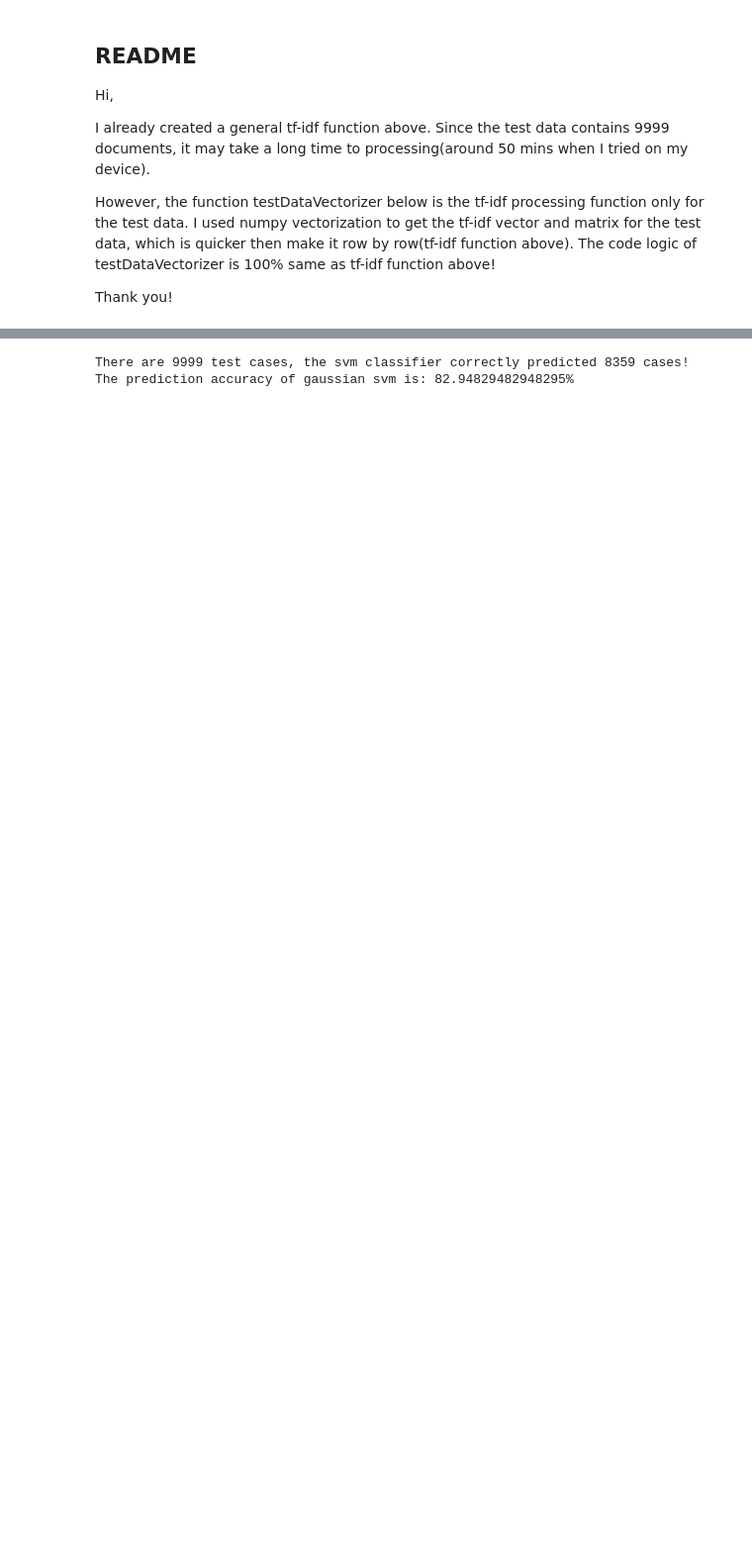
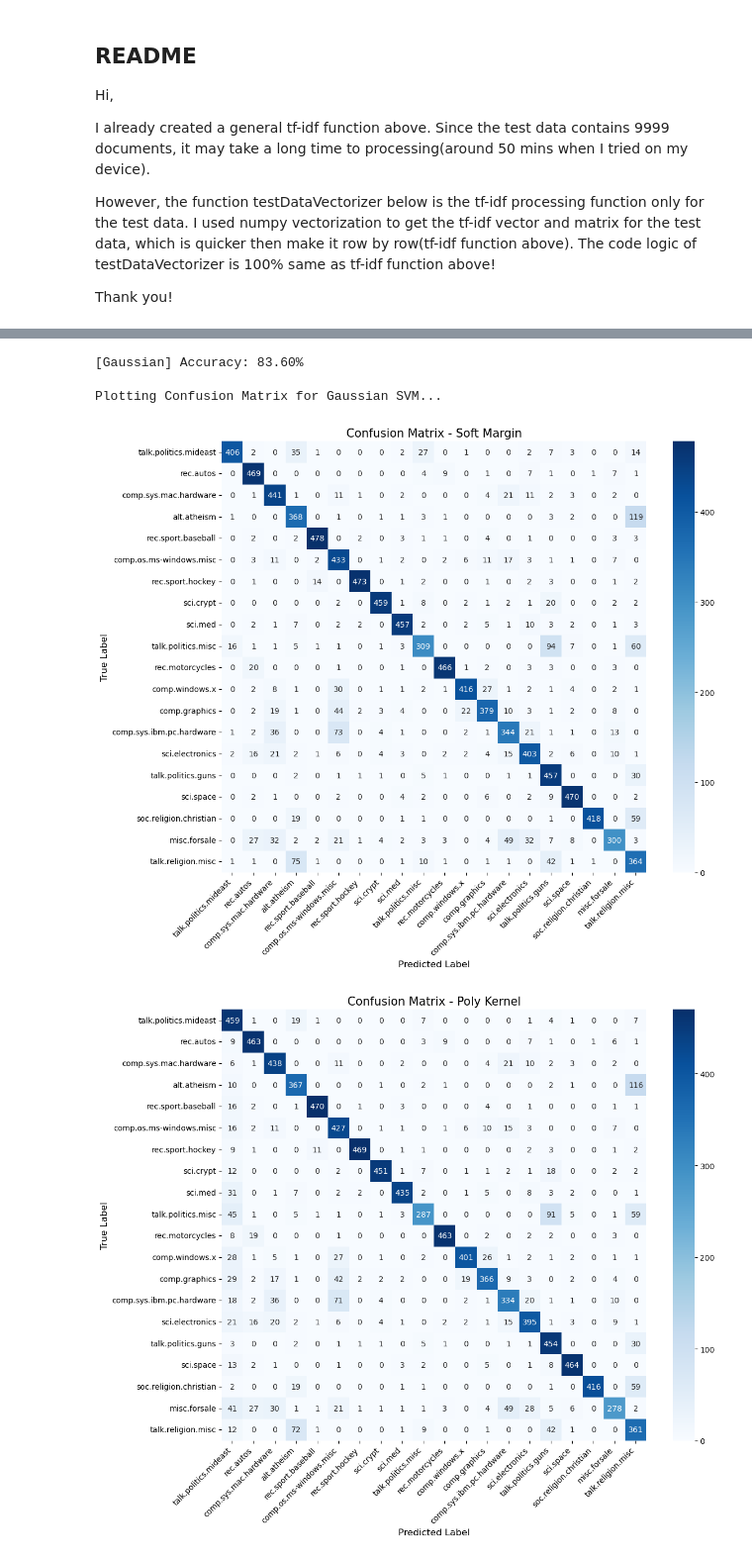
Before and after one commit to hd322/CS441_Final_Project, a Jupyter notebook: svm.ipynb, the cells around one changed output, grey strips where cells are left out. Shown at 99% size. Saved outputs shown, nothing was run; the diff lists cells and outputs as text; code cells hidden in the pictures; blank space fills up the shorter version.

```diff
--- a/svm.ipynb
+++ b/svm.ipynb
@@ -379,16 +408,25 @@ if __name__ == '__main__':
     print(f'##### Test for SVMs #####')
 
     # Test for Soft Margin SVM
-    accuracy_soft_margin = SVM_Model(W_soft_margin, b_soft_maring, tf_idf_test, test_vector_col, tf_idf_col, 'soft maring')
-    print(f'The prediction accuracy of soft margin svm is: {accuracy_soft_margin * 100}%\n')
+    # accuracy_soft_margin = SVM_Model(W_soft_margin, b_soft_maring, tf_idf_test, test_vector_col, tf_idf_col, 'soft maring')
+    # print(f'The prediction accuracy of soft margin svm is: {accuracy_soft_margin * 100}%\n')
+    y_true_sm, y_pred_sm, accuracy_soft_margin = SVM_Model_Get_Preds(W_soft_margin, b_soft_maring, tf_idf_test, test_vector_col, tf_idf_col, 'Soft Margin')
+    y_true_kernel, y_pred_kernel, accuracy_kernel = SVM_Model_Get_Preds(W_kernel, b_kernel, tf_idf_test, test_vector_col, tf_idf_col, 'Polynomial Kernel')
+    y_true_gauss, y_pred_gauss, accuracy_gauss = SVM_Model_Get_Preds(W_gauss, b_gauss, tf_idf_test, test_vector_col, tf_idf_col, 'Gaussian')
 
     # Test for Kernel Function SVM
-    accuracy_kernel = SVM_Model(W_kernel, b_kernel, tf_idf_test, test_vector_col, tf_idf_col, 'kernel trick')
-    print(f'The prediction accuracy of kernel trick svm is: {accuracy_kernel * 100}%\n')
+    # accuracy_kernel = SVM_Model(W_kernel, b_kernel, tf_idf_test, test_vector_col, tf_idf_col, 'kernel trick')
+    # print(f'The prediction accuracy of kernel trick svm is: {accuracy_kernel * 100}%\n')
 
     # Test for Gaussian SVM
-    accuracy_gauss = SVM_Model(W_gauss, b_gauss, tf_idf_test, test_vector_col, tf_idf_col, 'gaussian')
-    print(f'The prediction accuracy of gaussian svm is: {accuracy_kernel * 100}%\n')
+    # accuracy_gauss = SVM_Model(W_gauss, b_gauss, tf_idf_test, test_vector_col, tf_idf_col, 'gaussian')
+    # print(f'The prediction accuracy of gaussian svm is: {accuracy_kernel * 100}%\n')
+
+    class_names = tf_idf_col
+    print("Plotting Confusion Matrix for Gaussian SVM...")
+    plot_confusion_matrix(y_true_sm, y_pred_sm, class_names, "Confusion Matrix - Soft Margin")
+    plot_confusion_matrix(y_true_kernel, y_pred_kernel, class_names, "Confusion Matrix - Poly Kernel")
+    plot_confusion_matrix(y_true_gauss, y_pred_gauss, class_names, "Confusion Matrix - Gaussian")
 # %% [output]
  ######### [INFO]Training data load successfully! #########
  ######### [INFO]Training SVMs successfully! ##########
@@ -405,2 +441,5 @@ The prediction accuracy of kernel trick svm is: 82.94829482948295%
-There are 9999 test cases, the svm classifier correctly predicted 8359 cases!
-The prediction accuracy of gaussian svm is: 82.94829482948295%
+[Gaussian] Accuracy: 83.60%
+
+Plotting Confusion Matrix for Gaussian SVM...
+[figure, added]
+[figure, added]
```
Also changed, not shown: parts of 6 cells of this notebook.
